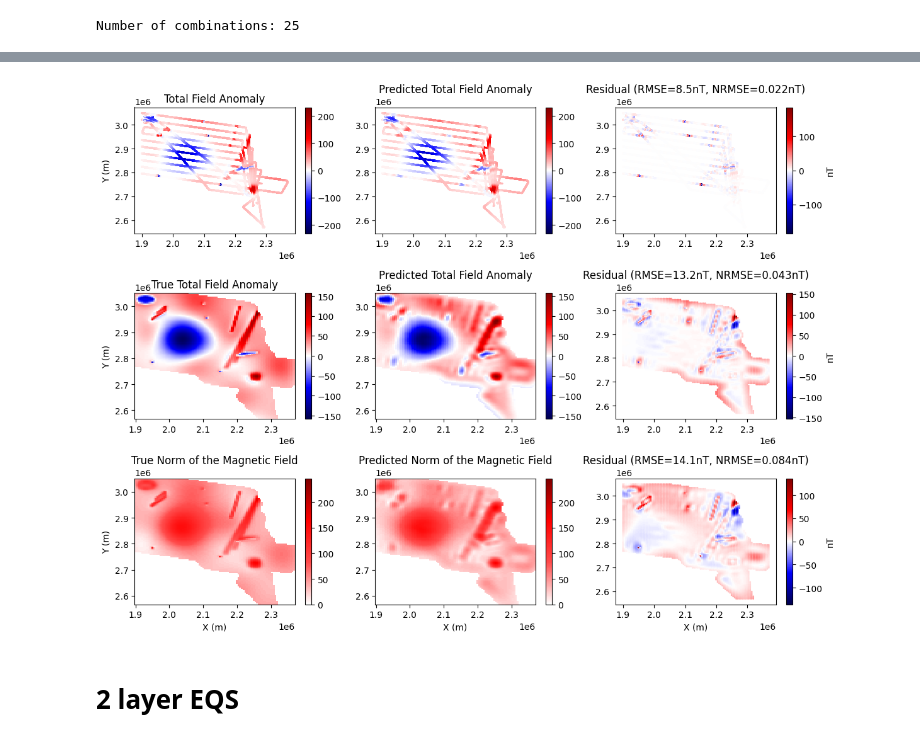
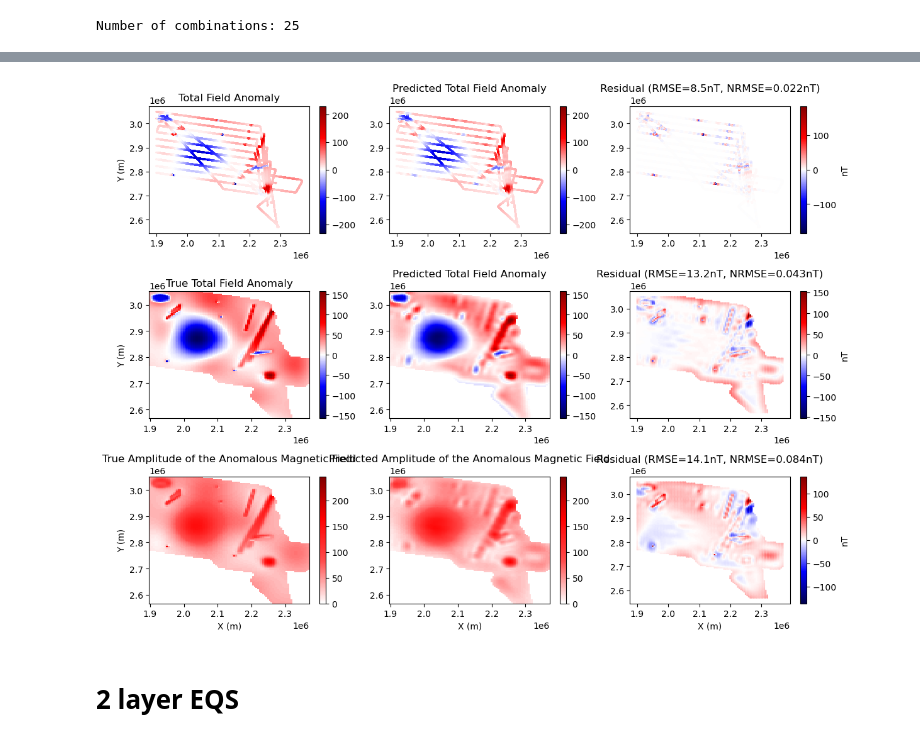
Before and after one commit to compgeolab/eqs-magnetic-dual-layer, a Jupyter notebook: code/06_icegrav_synthetic.ipynb, the cells around one changed output, grey strips where cells are left out. Saved outputs shown, nothing was run; the diff lists cells and outputs as text; code cells hidden in the pictures.

Commit message:
Change norm to amplitude

```diff
--- a/code/06_icegrav_synthetic.ipynb
+++ b/code/06_icegrav_synthetic.ipynb
@@ -320,38 +320,38 @@ plot7 = ax[2, 0].pcolormesh(
     cmap=red_cm,
     norm=red_norm,
 )
-ax[2, 0].set_title("True Norm of the Magnetic Field")
+ax[2, 0].set_title("True Amplitude of the Anomalous Magnetic Field")
 ax[2, 0].set_xlabel("X (m)")
 ax[2, 0].set_ylabel("Y (m)")
 fig.colorbar(plot7, ax=ax[2, 0])
 
 plot8 = ax[2, 1].pcolormesh(
     *grid_coordinates[:2],
     predicted_bnorm_grid_1layer,
     cmap=red_cm,
     norm=red_norm,
 )
-ax[2, 1].set_title("Predicted Norm of the Magnetic Field")
+ax[2, 1].set_title("Predicted Amplitude of the Anomalous Magnetic Field")
 ax[2, 1].set_xlabel("X (m)")
 fig.colorbar(plot8, ax=ax[2, 1])
 
 scale_error_bnorm_grid_1layer = vd.maxabs(error_bnorm_grid_1layer)
 plot9 = ax[2,2].scatter(
     *grid_coordinates[:2],
     c=error_bnorm_grid_1layer,
     cmap="seismic",
     s=1,
     vmin=-scale_error_bnorm_grid_1layer,
     vmax=scale_error_bnorm_grid_1layer,
 )
 ax[2,2].set_title(f'Residual (RMSE={np.round(rmse_bnorm_grid_1layer,1)}nT, NRMSE={np.round(nrmse_bnorm_grid_1layer, 3)}nT)')
 ax[2, 2].set_xlabel("X (m)")
 fig.colorbar(plot9, ax=ax[2, 2], label="nT")
 
 fig.tight_layout()
 fig.show()
 # %% [output]
-[figure, old version]
+[figure, new version]
 # %% [markdown]
 # 2 layer EQS
 # %% [markdown]
```
Also changed, not shown: parts of 13 cells of this notebook, 6 other files.
